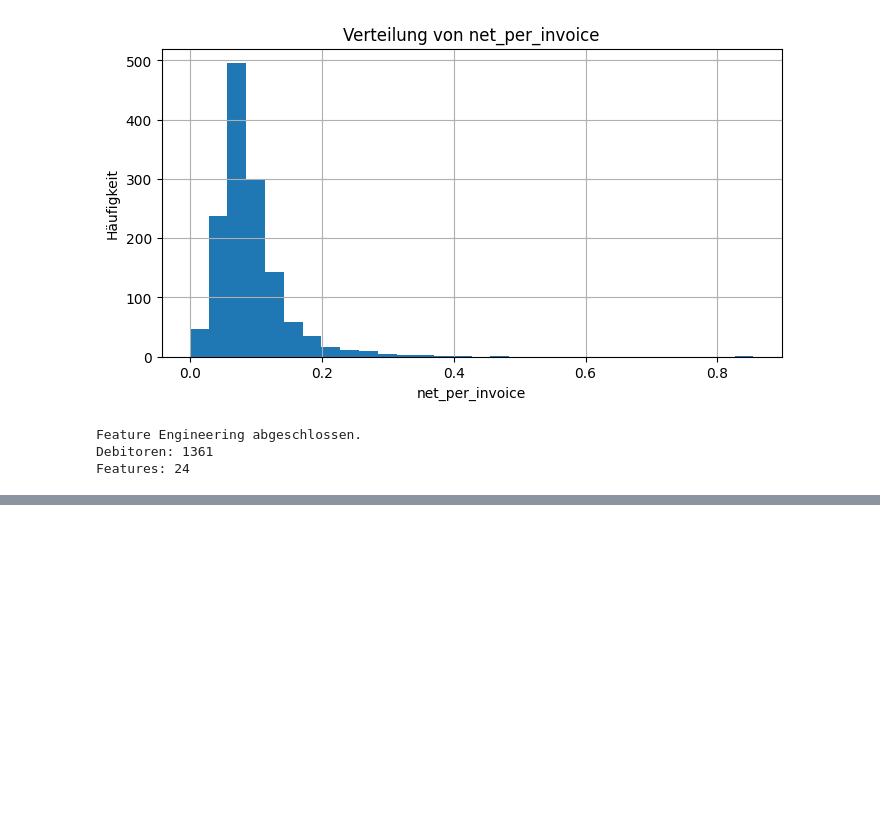
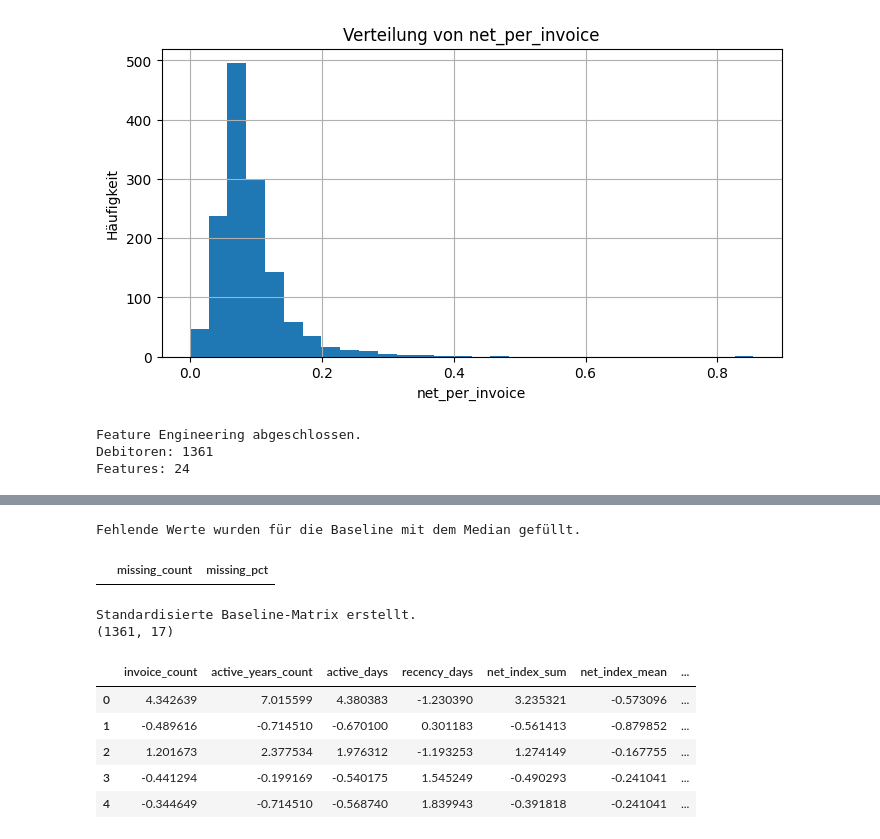
Before and after one commit to jensus-rep/data01-executive-search-analytics, a Jupyter notebook: notebooks/01_data_import_and_debitor_matrix.ipynb, the cells around one changed output, grey strips where cells are left out. Cells and saved outputs as stored; diff of their text form; code cells hidden in the pictures; blank space fills up the shorter version.

```diff
--- a/notebooks/01_data_import_and_debitor_matrix.ipynb
+++ b/notebooks/01_data_import_and_debitor_matrix.ipynb
@@ -808,0 +883,49 @@ Features: 24
+# %%
+# Fehlende numerische Werte für die Baseline pragmatisch behandeln
+
+X_baseline_prepared = X_baseline_raw.copy()
+
+for col in X_baseline_prepared.columns:
+    if X_baseline_prepared[col].isna().sum() > 0:
+        median_value = X_baseline_prepared[col].median()
+        X_baseline_prepared[col] = X_baseline_prepared[col].fillna(median_value)
+
+print("Fehlende Werte wurden für die Baseline mit dem Median gefüllt.")
+# %% [output]
+Fehlende Werte wurden für die Baseline mit dem Median gefüllt.
+# %%
+# Baseline-Matrix nach der Imputation erneut prüfen
+
+missing_baseline_after = pd.DataFrame({
+    "missing_count": X_baseline_prepared.isna().sum(),
+    "missing_pct": (X_baseline_prepared.isna().sum() / len(X_baseline_prepared) * 100).round(2)
+}).sort_values("missing_count", ascending=False)
+
+missing_baseline_after[missing_baseline_after["missing_count"] > 0]
+# %% [output]
+|  | missing_count | missing_pct |
+# %%
+# Baseline-Matrix standardisieren
+
+from sklearn.preprocessing import StandardScaler
+
+scaler = StandardScaler()
+X_baseline_scaled = pd.DataFrame(
+    scaler.fit_transform(X_baseline_prepared),
+    columns=X_baseline_prepared.columns,
+    index=X_baseline_prepared.index
+)
+
+print("Standardisierte Baseline-Matrix erstellt.")
+print(X_baseline_scaled.shape)
+
+X_baseline_scaled.head()
+# %% [output]
+Standardisierte Baseline-Matrix erstellt.
+(1361, 17)
+|  | invoice_count | active_years_count | active_days | recency_days | net_index_sum | net_index_mean | ... |
+| 0 | 4.342639 | 7.015599 | 4.380383 | -1.230390 | 3.235321 | -0.573096 | ... |
+| 1 | -0.489616 | -0.714510 | -0.670100 | 0.301183 | -0.561413 | -0.879852 | ... |
+| 2 | 1.201673 | 2.377534 | 1.976312 | -1.193253 | 1.274149 | -0.167755 | ... |
+| 3 | -0.441294 | -0.199169 | -0.540175 | 1.545249 | -0.490293 | -0.241041 | ... |
+| 4 | -0.344649 | -0.714510 | -0.568740 | 1.839943 | -0.391818 | -0.241041 | ... |
```
Also changed, not shown: parts of 19 cells of this notebook.
